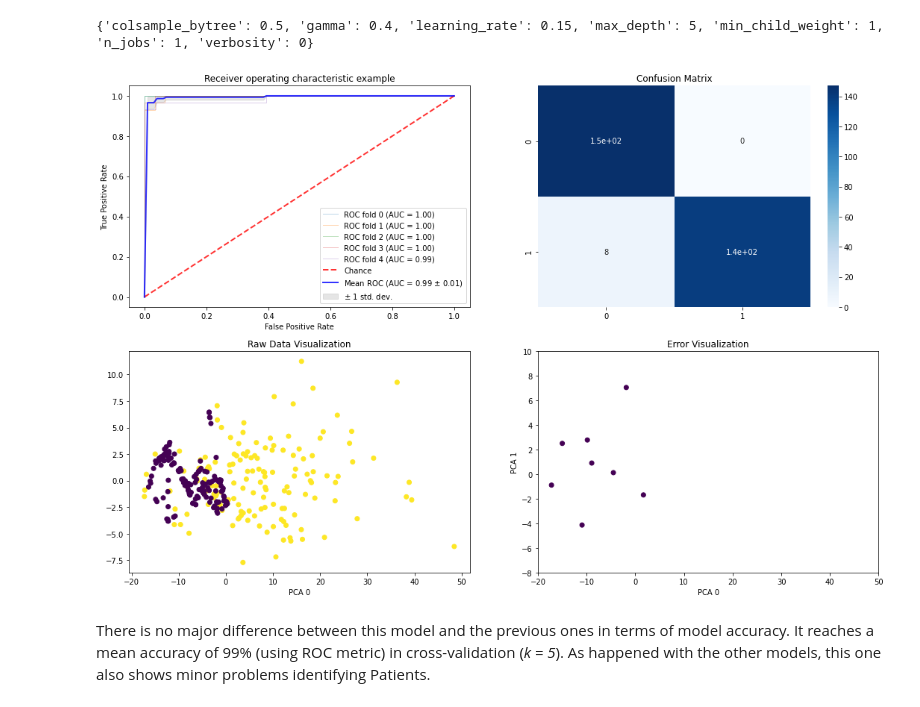
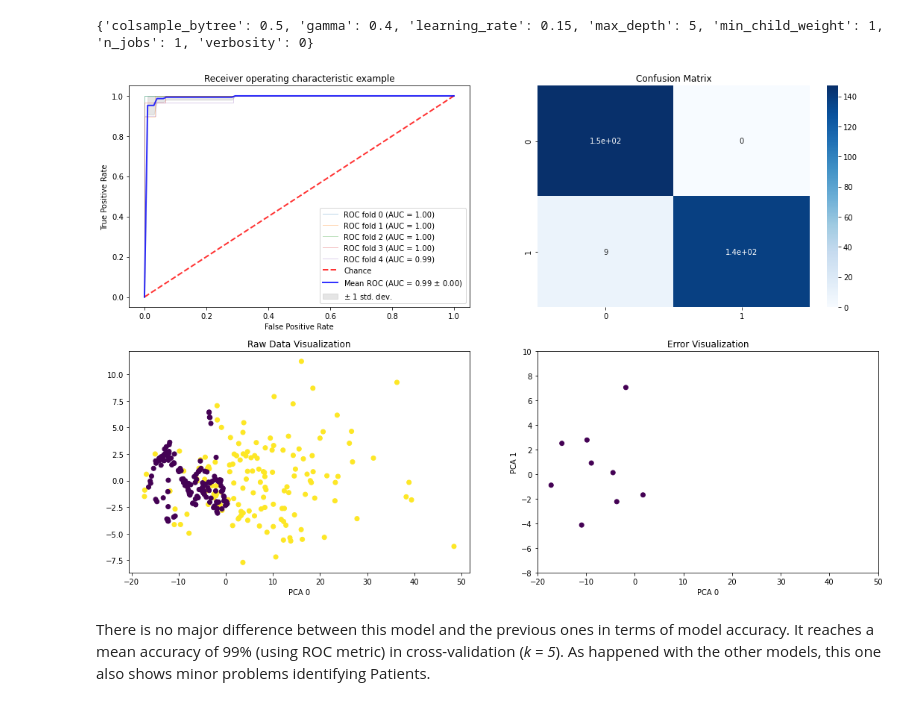
Before and after one commit to FrancescVP/Capstone_Project, a Jupyter notebook: TFM_final.ipynb, the cells around one changed output. Drawn from its saved outputs; the diff is of its cells as text; code cells hidden in the pictures.

```diff
--- a/TFM_final.ipynb
+++ b/TFM_final.ipynb
@@ -226,10 +274,5 @@ har_data = neuroCombat(dat = dat,
 # %%
-clinical_data.drop(["scanner"], axis=1, inplace=True)
-fa_har = pd.concat([pd.DataFrame(har_data["data"].transpose(), index = fa_correct.iloc[:, :-5].index, columns = fa_correct.iloc[:, :-5].columns), clinical_data],
-                     join = "inner",
-                     axis=1)
-
-pca_variables = fa_har
+pca_variables = fa_har.iloc[:, :-5]
 pca_fa = PCA(n_components=2)
 pca_fa = pd.concat([pd.DataFrame(pca.fit_transform(pca_variables)), pd.DataFrame(scanner, columns=["scanner"])], join="inner", axis=1)
 plt.figure(figsize=(13, 8))
@@ -298,24 +285,0 @@ def outlier_imputation(neuro_data):
-# %%
-from sklearn.linear_model import LinearRegression
-
-fa_imputed = outlier_imputation(fa_correct.iloc[:, :-5])
-func_imputed = outlier_imputation(func_correct.iloc[:, :-5])
-func_imputed = pd.concat([func_imputed, func.iloc[:, -5:]], axis=1, join="inner")
-gm_imputed = outlier_imputation(gm_correct.iloc[:, :-5])
-gm_imputed = pd.concat([gm_imputed, gm.iloc[:, -5:]], axis=1, join="inner")
-
-#harmonization
-dat = fa_imputed.iloc[:, :-5].transpose()
-
-index = [name for name in fa_imputed.index]
-scanner = [0 if "MSVIS" in name else 1 for name in index]
-clinical_data["scanner"] = scanner
-
-har_data = neuroCombat(dat = dat,
-                       covars = clinical_data,
-                       batch_col = "scanner")
-
-#clinical_data.drop(["scanner"], axis=1, inplace=True)
-fa_har = pd.concat([pd.DataFrame(har_data["data"].transpose(), index = fa_imputed.iloc[:, :-5].index, columns = fa_imputed.iloc[:, :-5].columns), clinical_data],
-                     join = "inner",
-                     axis=1)
@@ -747,8 +677,10 @@ print(clf.best_params_)
 # %%
 from sklearn.svm import SVC
 
+sc = StandardScaler()
+X_std = sc.fit_transform(X)
 X_std = pd.DataFrame(X_std, columns=X.columns)
-e = evaluation(X_std, y, SVC(kernel="rbf", C=1, gamma=0.01))
+errors_1 = evaluation(X_std, y, SVC(kernel="rbf", C=1, gamma=0.01))
 # %% [output]
 [figure]
 # %% [markdown]
@@ -784,3 +716,6 @@ e = evaluation(X_std, y, RandomForestClassifier(max_depth=10, max_features = "au
 As we have seen in the previous models, the results for this model are nearly perfect. The model achieves an accuracy of 99% (using the ROC metric) in cross-validation (*k = 5*). However, just as with Logistic Regression and SVCs, the model seems to struggle to be able to distinguish Healthy Subjects from Patients with previous facets of the disease (with lower accuracy).
 
 The main problem of this model, as seen in the previous models, is that it confuses patients with healthy subjects. The Confusion Matrix shows that when identifying Healthy Subjects the accuracy is nearly perfect (not perfect as seen in the previous models) and, the accuracy drops a bit when identifying Patients.
+# %%
+rf = RandomForestClassifier(max_depth=10, max_features = "auto", n_estimators = 200, random_state=42)
+rf.fit(X_std, y)
@@ -814,8 +769,8 @@ print(xgb_gs.best_params_)
 # %%
 from xgboost import XGBClassifier
 X_std = pd.DataFrame(X_std, columns=X.columns)
-e = evaluation(X_std, y, XGBClassifier(colsample_bytree= 0.5, gamma= 0.2, learning_rate= 0.2, max_depth= 5, min_child_weight= 1, random_state=42))
+errors_3 = evaluation(X_std, y, XGBClassifier(colsample_bytree= 0.5, gamma= 0.4, learning_rate= 0.15, max_depth= 5, min_child_weight= 1, random_state=42))
 # %% [output]
-[figure, old version]
+[figure, new version]
 # %% [markdown]
 There is no major difference between this model and the previous ones in terms of model accuracy. It reaches a mean accuracy of 99% (using ROC metric) in cross-validation (*k = 5*). As happened with the other models, this one also shows minor problems identifying Patients.
```
Also changed, not shown: parts of 50 cells of this notebook.
